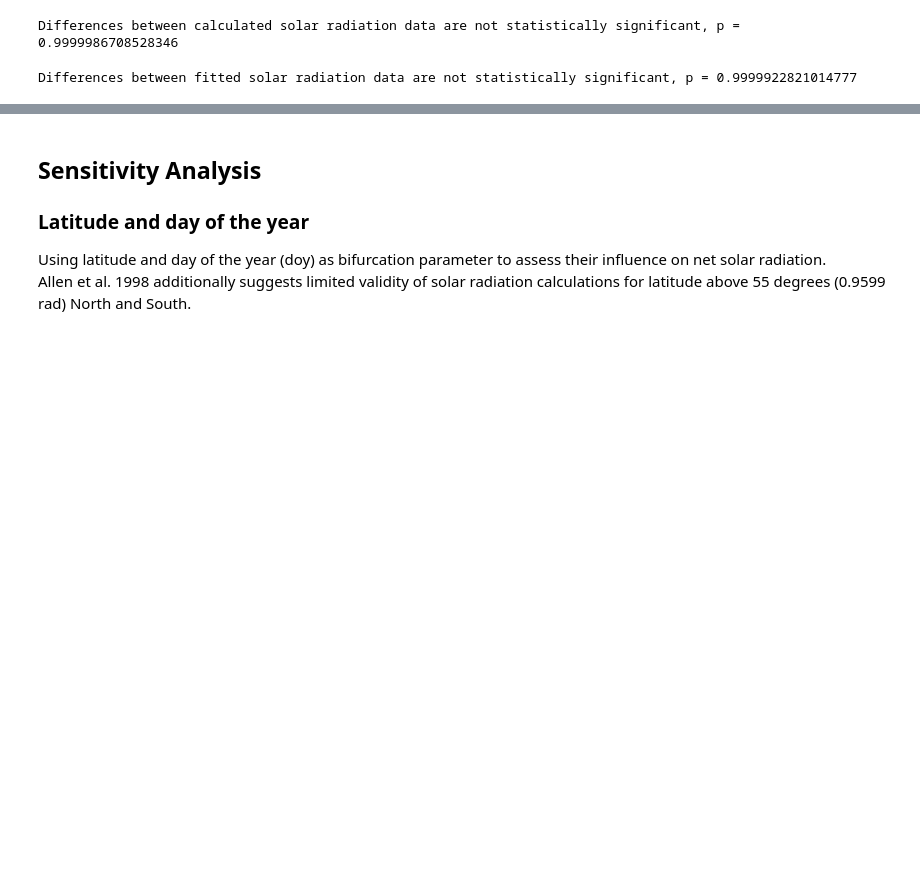
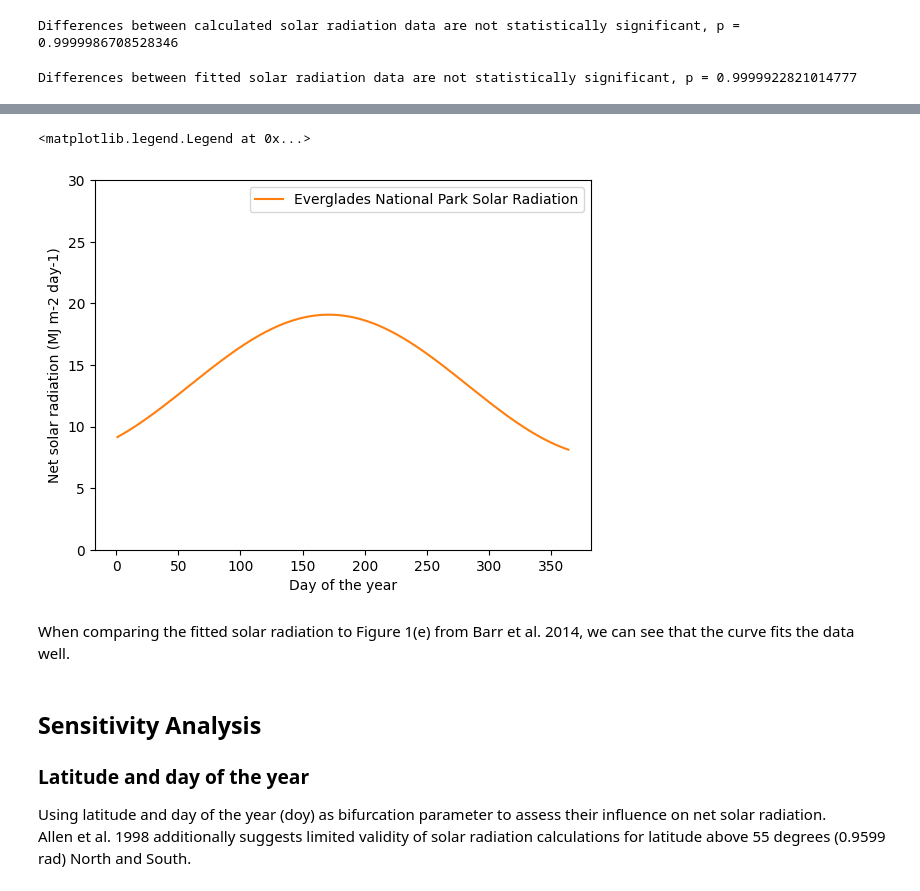
Before and after one commit to pymanga/sensitivity, a Jupyter notebook: ResourceLib/AboveGround/SolarRadiation/radiation_sensitivity.ipynb, the cells around one changed output, grey strips where cells are left out. Drawn from its saved outputs; the diff is of its cells as text; code cells hidden in the pictures; blank space fills up the shorter version.

```diff
--- a/ResourceLib/AboveGround/SolarRadiation/radiation_sensitivity.ipynb
+++ b/ResourceLib/AboveGround/SolarRadiation/radiation_sensitivity.ipynb
@@ -171,3 +175,32 @@ Barr et al. 2014 further suggests that the moving average of solar radiation bet
+# %%
+# input
+tmin = 31
+tmax = 13
+lat = 0.4416
+
+# calculating monthly solar radiation
+netrad_barr = []
+doy15 = [15, 46, 74, 105, 135, 166, 196, 227, 258, 288, 319, 349]
+for doy in doy15:
+    results = calculateSolarRadiation(doy,lat,tmin,tmax)
+    netrad_barr.append(results)
+
+# fitting
+popt, pcov = curve_fit(sine_function, doy15, netrad_barr)
+doy365 = np.arange(1, 365, 1)
+netrad_barr_fit = sine_function(doy365, *popt)
+
+# plot the solar radiation data and the fitted curve
+plt.plot(doy365, netrad_barr_fit, color="tab:orange", label='Everglades National Park Solar Radiation')
+plt.xlabel('Day of the year')
+plt.ylabel('Net solar radiation (MJ m-2 day-1)')
+plt.ylim(0, 30)
+plt.legend()
+# %% [output]
+<matplotlib.legend.Legend at 0x...>
+[figure, added]
+# %% [markdown]
+When comparing the fitted solar radiation to Figure 1(e) from Barr et al. 2014, we can see that the curve fits the data well.
 # %% [markdown]
 ## Sensitivity Analysis
 ### Latitude and day of the year
```
Also changed, not shown: parts of 18 cells of this notebook.
